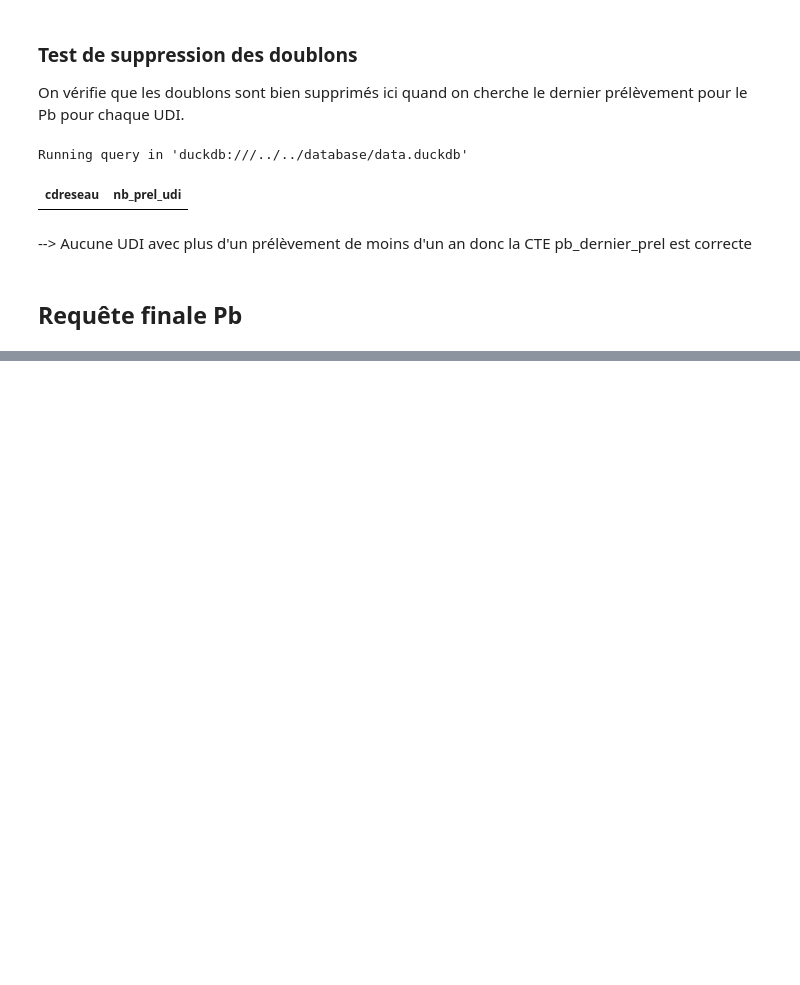
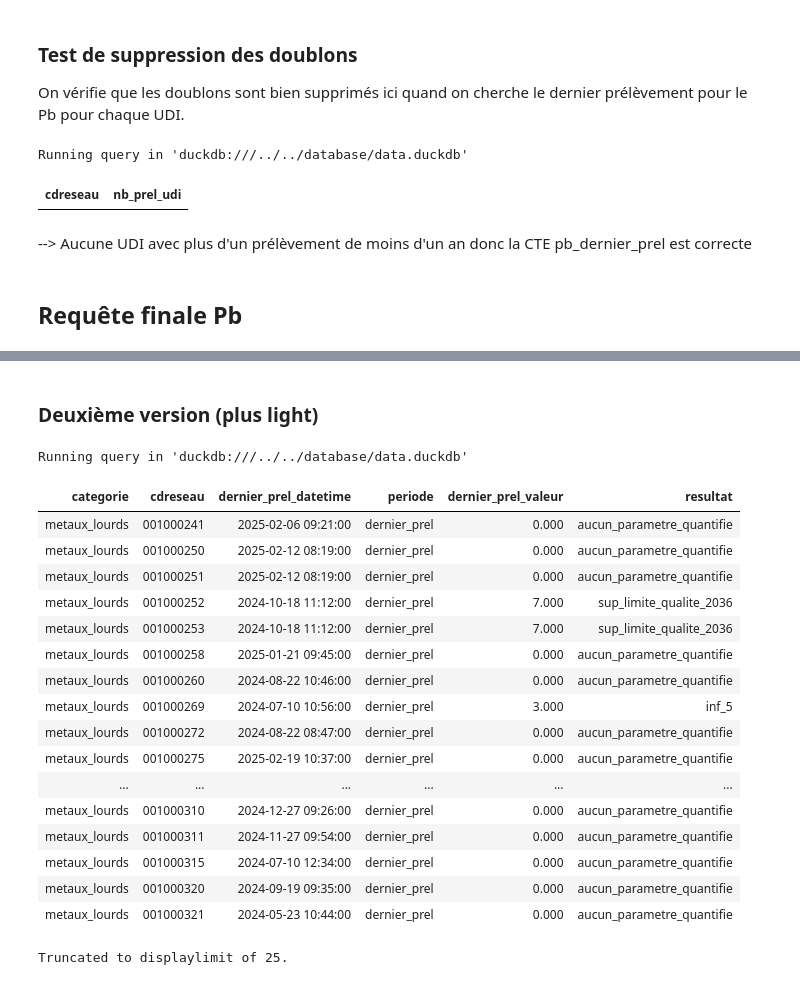
Before and after one commit to dataforgoodfr/13_pollution_eau, a Jupyter notebook: analytics/notebooks/resultats_metaux_lourds.ipynb, the cells around one changed output, grey strips where cells are left out. Saved outputs shown, nothing was run; the diff lists cells and outputs as text; code cells hidden in the pictures; blank space fills up the shorter version.

```diff
--- a/analytics/notebooks/resultats_metaux_lourds.ipynb
+++ b/analytics/notebooks/resultats_metaux_lourds.ipynb
@@ -374,0 +377,74 @@ Truncated to displaylimit of 100.
+# %% [markdown]
+### Deuxième version (plus light)
+# %%
+%%sql
+
+-- Ici on ne garde que le dernier prélèvement pour chaque UDI dans la dernière année
+WITH pb_dernier_prel AS (
+    SELECT
+        int__resultats_udi_communes.*,
+        ROW_NUMBER()
+            OVER (
+                PARTITION BY cdreseau
+                ORDER BY datetimeprel DESC
+            )
+            AS row_number
+    FROM
+        int__resultats_udi_communes
+    WHERE
+        cdparametresiseeaux = 'PB'
+        AND
+        -- On garde les prélèvements de moins d'un an
+        CURRENT_DATE - datetimeprel < INTERVAL 1 YEAR
+)
+
+-- Ici on ne prend que le prélèvement le plus récent avec row_number = 1
+SELECT
+    categorie,
+    cdreseau,
+    datetimeprel AS dernier_prel_datetime,
+    'dernier_prel' AS periode,
+    valtraduite AS dernier_prel_valeur,
+    CASE
+        WHEN
+            valtraduite IS NULL
+            OR valtraduite = 0
+            THEN 'aucun_parametre_quantifie'
+        WHEN
+            valtraduite >= 10
+            THEN 'sup_limite_qualite'
+        WHEN
+            valtraduite >= 5
+            AND valtraduite < 10
+            THEN 'sup_limite_qualite_2036'
+        WHEN
+            valtraduite < 5
+            THEN 'inf_5'
+        ELSE 'erreur'
+    END AS resultat
+FROM
+    pb_dernier_prel
+WHERE
+    row_number = 1
+ORDER BY
+    cdreseau
+# %% [output]
+Running query in 'duckdb:///../../database/data.duckdb'
+| categorie | cdreseau | dernier_prel_datetime | periode | dernier_prel_valeur | resultat |
+| metaux_lourds | 001000241 | 2025-02-06 09:21:00 | dernier_prel | 0.000 | aucun_parametre_quantifie |
+| metaux_lourds | 001000250 | 2025-02-12 08:19:00 | dernier_prel | 0.000 | aucun_parametre_quantifie |
+| metaux_lourds | 001000251 | 2025-02-12 08:19:00 | dernier_prel | 0.000 | aucun_parametre_quantifie |
+| metaux_lourds | 001000252 | 2024-10-18 11:12:00 | dernier_prel | 7.000 | sup_limite_qualite_2036 |
+| metaux_lourds | 001000253 | 2024-10-18 11:12:00 | dernier_prel | 7.000 | sup_limite_qualite_2036 |
+| metaux_lourds | 001000258 | 2025-01-21 09:45:00 | dernier_prel | 0.000 | aucun_parametre_quantifie |
+| metaux_lourds | 001000260 | 2024-08-22 10:46:00 | dernier_prel | 0.000 | aucun_parametre_quantifie |
+| metaux_lourds | 001000269 | 2024-07-10 10:56:00 | dernier_prel | 3.000 | inf_5 |
+| metaux_lourds | 001000272 | 2024-08-22 08:47:00 | dernier_prel | 0.000 | aucun_parametre_quantifie |
+| metaux_lourds | 001000275 | 2025-02-19 10:37:00 | dernier_prel | 0.000 | aucun_parametre_quantifie |
+| ... | ... | ... | ... | ... | ... |
+| metaux_lourds | 001000310 | 2024-12-27 09:26:00 | dernier_prel | 0.000 | aucun_parametre_quantifie |
+| metaux_lourds | 001000311 | 2024-11-27 09:54:00 | dernier_prel | 0.000 | aucun_parametre_quantifie |
+| metaux_lourds | 001000315 | 2024-07-10 12:34:00 | dernier_prel | 0.000 | aucun_parametre_quantifie |
+| metaux_lourds | 001000320 | 2024-09-19 09:35:00 | dernier_prel | 0.000 | aucun_parametre_quantifie |
+| metaux_lourds | 001000321 | 2024-05-23 10:44:00 | dernier_prel | 0.000 | aucun_parametre_quantifie |
+Truncated to displaylimit of 25.
```
Also changed, not shown: parts of 13 cells of this notebook.
